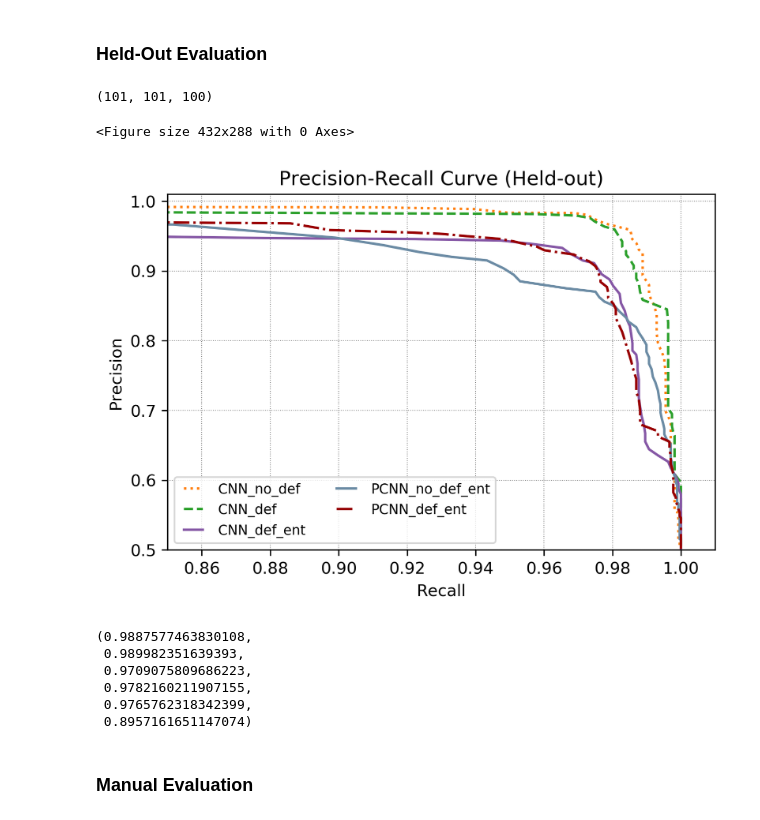
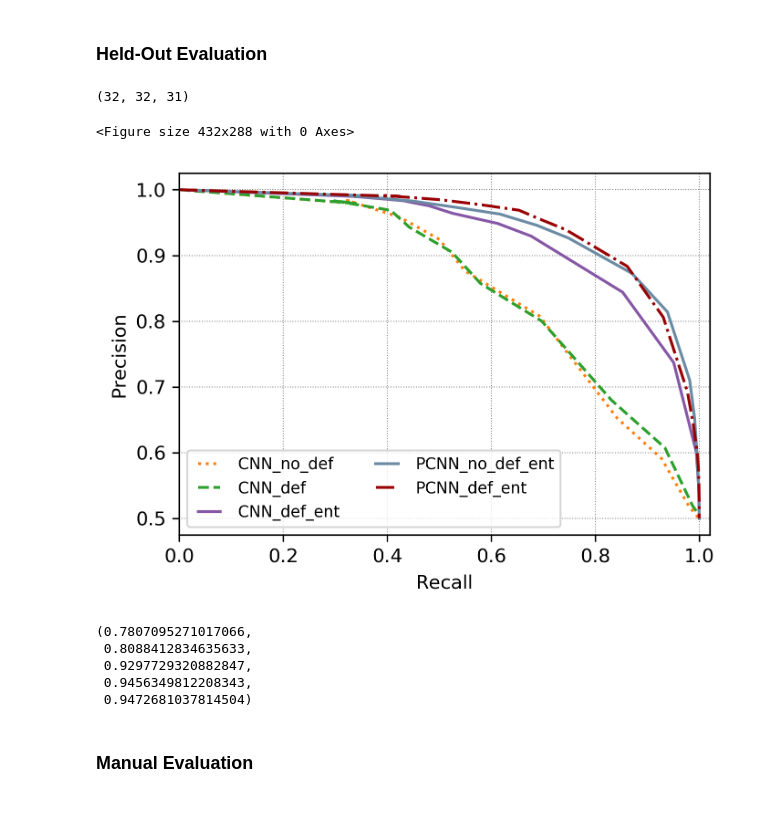
Before and after one commit to rifkiaputri/Relation-Aligner, a Jupyter notebook: plot_results.ipynb, the cells around one changed output. Drawn from its saved outputs; the diff is of its cells as text; code cells hidden in the pictures.

```diff
--- a/plot_results.ipynb
+++ b/plot_results.ipynb
@@ -8,12 +8,13 @@ from sklearn.metrics import precision_recall_curve, average_precision_score, pre
 # %% [markdown]
 ### Held-Out Evaluation
 # %%
-predict = pd.read_csv('predict/data_v7/cnn_def/predict_result.tsv', sep='\t', header=None, names=['kb_desc', 'oie_rel', 'dist', 'label'], quoting=csv.QUOTE_NONE)
-predict_ent = pd.read_csv('predict/data_v7/cnn_defent/predict_result.tsv', sep='\t', header=None, names=['kb_desc', 'oie_rel', 'dist', 'label'], quoting=csv.QUOTE_NONE)
-predict_base = pd.read_csv('predict/data_v7/cnn_nodef/predict_result.tsv', sep='\t', header=None, names=['kb_desc', 'oie_rel', 'dist', 'label'], quoting=csv.QUOTE_NONE)
-predict_pcnn_ent = pd.read_csv('predict/data_v7/pcnn_defent/predict_result.tsv', sep='\t', header=None, names=['kb_desc', 'oie_rel', 'dist', 'label'], quoting=csv.QUOTE_NONE)
-predict_pcnn_att = pd.read_csv('predict/data_v5/pcnn_att/predict_result.tsv', sep='\t', header=None, names=['kb_desc', 'oie_rel', 'dist', 'label'], quoting=csv.QUOTE_NONE)
-predict_pcnn_nodef = pd.read_csv('predict/data_v7/pcnn_nodef/predict_result.tsv', sep='\t', header=None, names=['kb_desc', 'oie_rel', 'dist', 'label'], quoting=csv.QUOTE_NONE)
+version = 'v10'
+predict = pd.read_csv('predict/data_'+version+'/cnn_def/predict_result.tsv', sep='\t', header=None, names=['kb_desc', 'oie_rel', 'dist', 'label'], quoting=csv.QUOTE_NONE)
+predict_ent = pd.read_csv('predict/data_'+version+'/cnn_defent/predict_result.tsv', sep='\t', header=None, names=['kb_desc', 'oie_rel', 'dist', 'label'], quoting=csv.QUOTE_NONE)
+predict_base = pd.read_csv('predict/data_'+version+'/cnn_nodef/predict_result.tsv', sep='\t', header=None, names=['kb_desc', 'oie_rel', 'dist', 'label'], quoting=csv.QUOTE_NONE)
+predict_pcnn_ent = pd.read_csv('predict/data_'+version+'/pcnn_defent/predict_result.tsv', sep='\t', header=None, names=['kb_desc', 'oie_rel', 'dist', 'label'], quoting=csv.QUOTE_NONE)
+# predict_pcnn_att = pd.read_csv('predict/data_'+version+'/pcnn_att/predict_result.tsv', sep='\t', header=None, names=['kb_desc', 'oie_rel', 'dist', 'label'], quoting=csv.QUOTE_NONE)
+predict_pcnn_nodef = pd.read_csv('predict/data_'+version+'/pcnn_nodef/predict_result.tsv', sep='\t', header=None, names=['kb_desc', 'oie_rel', 'dist', 'label'], quoting=csv.QUOTE_NONE)
 # %%
 def get_pred(dist, thres):
     if dist <= thres:
@@ -22,25 +23,22 @@ def get_pred(dist, thres):
         return 1
 
 def get_prec_recall(gold, dist):
-#     thres = [0.1, 0.2, 0.3, 0.4, 0.5, 0.6, 0.7, 0.75, 0.8, 0.9, 1, 1.25, 1.5, 1.75, 2,
-#              2.25, 2.5, 2.75, 3, 3.25, 3.5, 3.75, 4, 4.25, 4.5, 4.75, 5, 5.25, 5.5, 7.75, 6,
-#              6.25, 6.5, 6.75, 7, 7.25, 7.5, 7.75, 8, 8.25, 8.5, 8.75, 9, 9.25, 9.5, 9.75, 10]
-
-#     thres = [0.5, 1, 1.5, 2, 2.5, 3, 3.5, 4, 4.5,
-#              5, 5.5, 6, 6.5, 7, 7.5, 8, 8.5, 9]
-
-    thres = []
+    thres = [0.25]
     num = 0
-    for i in range(100):
-        num = round(num + 0.1, 1)
+    for i in range(30):
+        num = round(num + 0.25, 1)
         thres.append(num)
+#     thres = [0.05, 0.15, 0.25, 0.5, 1, 1.5, 2, 2.5, 3, 3.5, 4, 4.5,
+#          5, 5.5, 6, 6.5, 7, 7.5, 8, 8.5, 9]
 
     prec = [1]
     rec = [0]
     for t in thres:
         pred = [get_pred(d, t) for d in dist]
-        prec.append(precision_score(gold, pred, pos_label=0, average='binary'))
+        prec_score = precision_score(gold, pred, pos_label=0, average='binary')
+        prec.append(prec_score)
         rec.append(recall_score(gold, pred, pos_label=0, average='binary'))
+
     return prec, rec, thres
 # %%
 # Calculate model performance
@@ -77,41 +75,40 @@ precision_base, recall_base, thresholds_base = get_prec_recall(label_base, label
 # %%
 len(precision_base), len(recall_base), len(thresholds_base)
 # %% [output]
-(101, 101, 100)
+(32, 32, 31)
 # %%
 # Plot Precision-Recall curve
 plt.clf()
-plt.figure(dpi=300)
+plt.figure(dpi=300, figsize=(5, 3.5))
 plt.plot(recall_base, precision_base, color='C1', ls=':', label='CNN_no_def')
 plt.plot(recall, precision, color='C2', ls='--', label='CNN_def')
 plt.plot(recall_ent, precision_ent, color='#8557a5', ls='-', label='CNN_def_ent')
 plt.plot(recall_pcnn_nodef, precision_pcnn_nodef, color='#6b8ba4', ls='-', label='PCNN_no_def_ent')
 plt.plot(recall_pcnn_ent, precision_pcnn_ent, color='#980002', ls='-.', label='PCNN_def_ent')
 # plt.plot(recall_pcnn_att, precision_pcnn_att, color='C5', ls='-', label='PCNN_att')
 
 plt.xlabel('Recall')
 plt.ylabel('Precision')
-plt.title('Precision-Recall Curve (Held-out)')
+# plt.title('Precision-Recall Curve (Held-out)')
 plt.grid(color='grey', lw=0.5, linestyle='dotted')
-plt.xlim((0.85, 1.01))
-plt.ylim((0.5, 1.01))
+plt.xlim((0, 1.02))
+# plt.ylim((0.6, 1.01))
 # plt.legend(loc='lower left')
 
 plt.legend(loc='best', numpoints=2, ncol=2, fancybox = True,
            fontsize='small', labels=['CNN_no_def', 'CNN_def', 'CNN_def_ent', 'PCNN_no_def_ent', 'PCNN_def_ent'])
 plt.show()
 # %% [output]
 <Figure size 432x288 with 0 Axes>
-[figure, old version]
+[figure, new version]
 # %%
-average_precision_score(label_base, label_scores_base), average_precision_score(label, label_scores), average_precision_score(label_ent, label_scores_ent), average_precision_score(label_pcnn_ent, label_scores_pcnn_ent), average_precision_score(label_pcnn_nodef, label_scores_pcnn_nodef), average_precision_score(label_pcnn_att, label_scores_pcnn_att)
+average_precision_score(label_base, label_scores_base), average_precision_score(label, label_scores), average_precision_score(label_ent, label_scores_ent), average_precision_score(label_pcnn_ent, label_scores_pcnn_ent), average_precision_score(label_pcnn_nodef, label_scores_pcnn_nodef)
 # %% [output]
-(0.9887577463830108,
- 0.989982351639393,
- 0.9709075809686223,
- 0.9782160211907155,
- 0.9765762318342399,
- 0.8957161651147074)
+(0.7807095271017066,
+ 0.8088412834635633,
+ 0.9297729320882847,
+ 0.9456349812208343,
+ 0.9472681037814504)
 # %% [markdown]
 ### Manual Evaluation
 # %%
```
Also changed, not shown: parts of 44 cells of this notebook, 15 other files.
